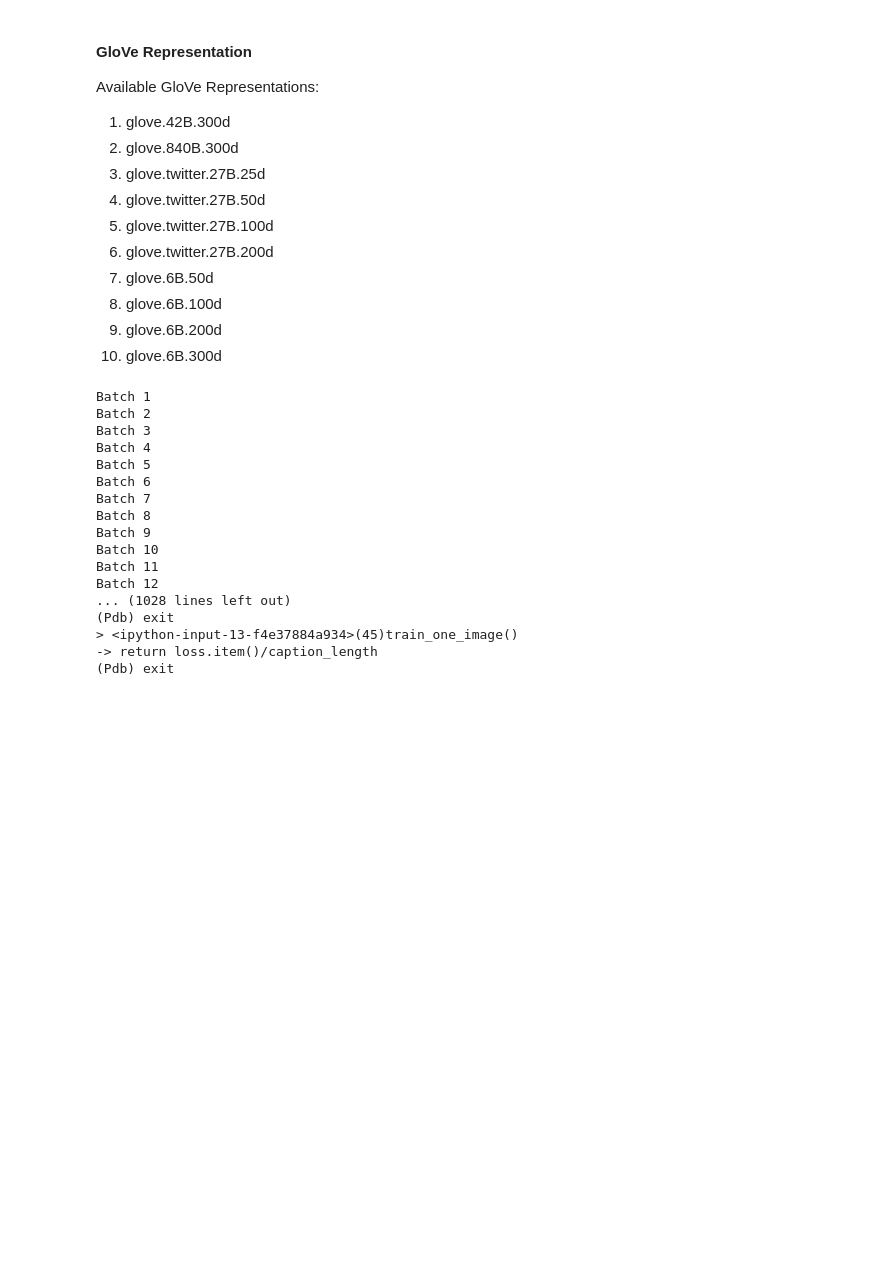
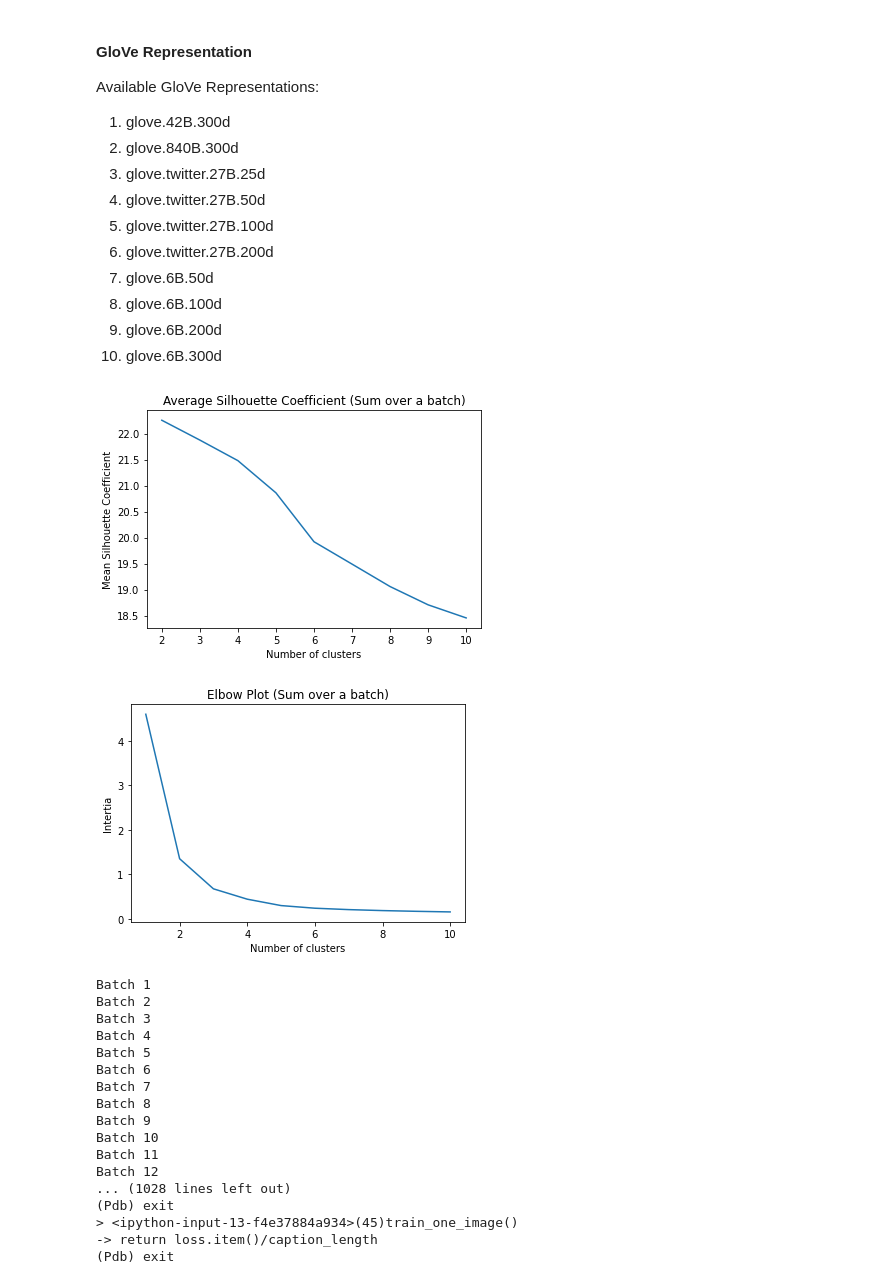
Before and after one commit to TheOneCodeGuy/Recurrent-Neural-Networks, a Jupyter notebook: Q1_Q2.ipynb, the cells around one changed output. Drawn from its saved outputs; the diff is of its cells as text; code cells hidden in the pictures; blank space fills up the shorter version.

Commit message:
Added Clustering to choose k for NETVLAD

```diff
--- a/Q1_Q2.ipynb
+++ b/Q1_Q2.ipynb
@@ -79,5 +117,5 @@ with open('image_names.txt') as f:
 # %%
-trainloader, testloader, train_size, test_size = train_test_loader(directory='Assignment4_Images/Images/', image_list=names, captions=captions)
+trainloader, testloader, train_size, test_size = train_test_loader(directory='/content/drive/My Drive/Assignment4_Data/Images/', image_list=names, captions=captions)
 # %% [markdown]
 #### GloVe Representation
 
@@ -137,6 +175,8 @@ class NetVLAD(nn.Module):
         x = self.mp2(F.relu(self.c2(x)))
         x = F.relu(self.c5(F.relu(self.c4(F.relu(self.c3(x))))))
 
+        self.z_pre = x.flatten(2, 3)
+
         # NetVLAD Step 1
         a = self.nv_soft_ass(self.nv_conv(x))
 
@@ -155,6 +195,48 @@ class NetVLAD(nn.Module):
         Z = self.flat(Z)
 
         return Z
+# %%
+cnn_model = NetVLAD(1).to(device)
+# %%
+for data in trainloader:
+  X = data[0].to(device)
+
+  with torch.no_grad():
+    _ = cnn_model(X)
+    Z_pre = cnn_model.z_pre
+  break
+# %%
+sh_full = np.zeros(9)
+inertia_full = np.zeros(10)
+
+for i in range(Z_pre.shape[0]):
+  inertia = []
+  sh_mean = []
+  for n_clusters in range(1, 11):
+    X = Z_pre[i, :, :].cpu().numpy()
+    model = KMeans(n_clusters).fit(X)
+    inertia.append(model.inertia_)
+
+    if n_clusters != 1:
+      cluster_labels = KMeans(n_clusters).fit_predict(X)
+      sh_mean.append(silhouette_score(X, cluster_labels))
+
+  sh_full += np.array(sh_mean)
+  inertia_full += np.array(inertia)
+
+plt.plot(range(2, 11), sh_full)
+plt.title('Average Silhouette Coefficient (Sum over a batch)')
+plt.xlabel('Number of clusters')
+plt.ylabel('Mean Silhouette Coefficient')
+plt.show()
+plt.plot(range(1, 11), inertia_full)
+plt.title('Elbow Plot (Sum over a batch)')
+plt.xlabel('Number of clusters')
+plt.ylabel('Intertia')
+plt.show()
+# %% [output]
+[figure, added]
+[figure, added]
 # %%
 class RNN(nn.Module):
 
```
Also changed, not shown: parts of 3 cells of this notebook.
